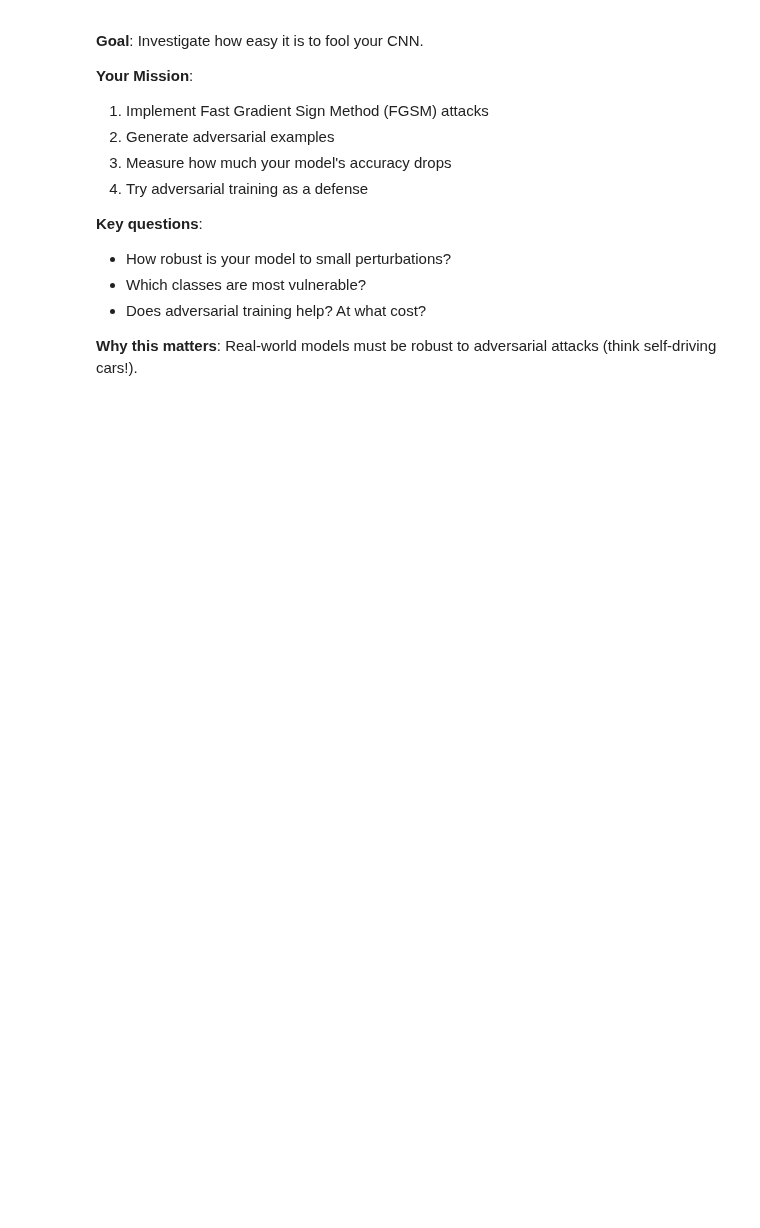
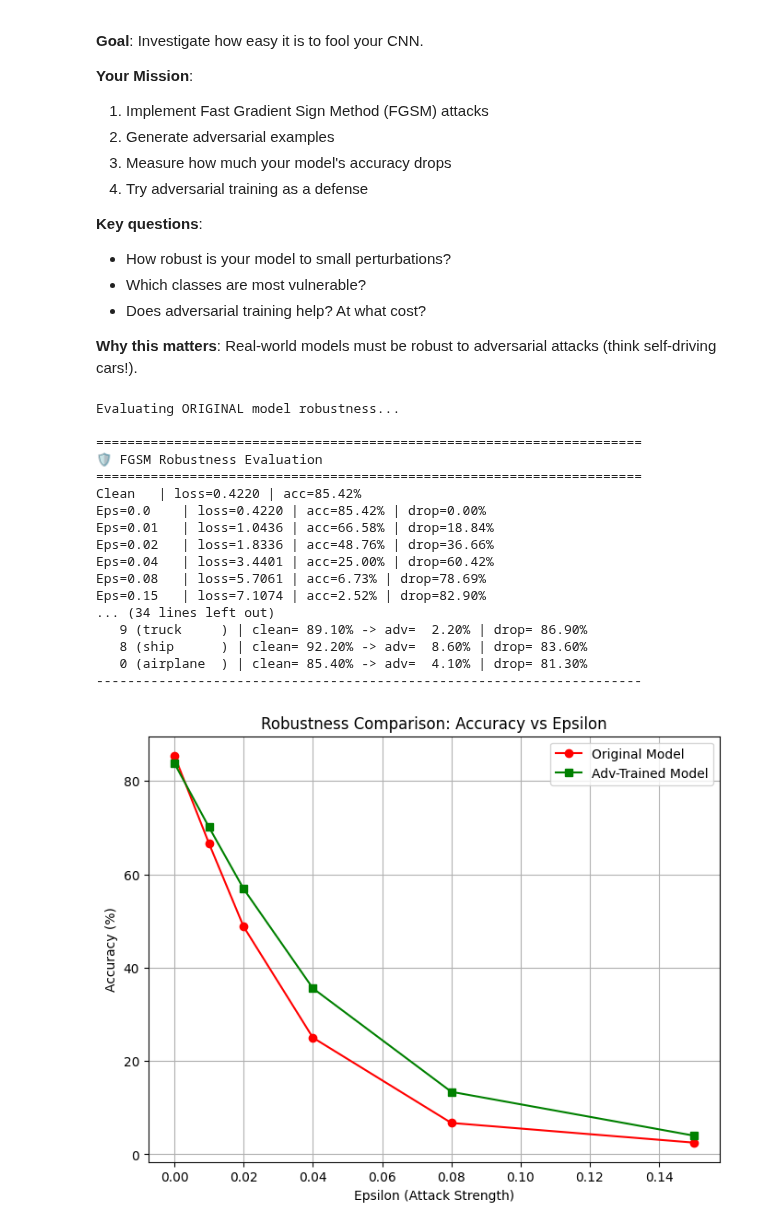
Before and after one commit to frozen1129/ALP, a Jupyter notebook: Lab_03_CNNs (2).ipynb, the cells around one changed output. Drawn from its saved outputs; the diff is of its cells as text; code cells hidden in the pictures; blank space fills up the shorter version.

```diff
--- a/Lab_03_CNNs (2).ipynb
+++ b/Lab_03_CNNs (2).ipynb
@@ -1277,3 +2541,73 @@ Try different augmentation strategies:
+# %%
+# 1. Setup Environment
+device = torch.device("cuda" if torch.cuda.is_available() else "cpu")
+model.to(device)
+criterion = torch.nn.CrossEntropyLoss()
+
+# Define Epsilon levels to test
+EPS_LIST = [0.0, 0.01, 0.02, 0.04, 0.08, 0.15]
+
+# ==========================================
+# STEP 1: Evaluate Original Model
+# ==========================================
+print("Evaluating ORIGINAL model robustness...")
+orig_results, _ = fgsm_sweep(model, test_loader, criterion, device, EPS_LIST)
+
+# ==========================================
+# STEP 2: Perform Adversarial Training (The Defense)
+# ==========================================
+print("\nStarting Adversarial Training (Defense)...")
+# We use a fresh optimizer for defense training
+adv_optimizer = torch.optim.Adam(model.parameters(), lr=1e-4)
+adv_scheduler = torch.optim.lr_scheduler.StepLR(adv_optimizer, step_size=2, gamma=0.5)
+
+# Train for a few epochs to see the effect
+model = run_adversarial_training(
+    model, train_loader, val_loader, criterion, adv_optimizer, adv_scheduler, device,
+    num_epochs=5, epsilon=0.04, adv_ratio=0.5
+)
+
+# ==========================================
+# STEP 3: Evaluate Robustness AFTER Training
+# ==========================================
+print("\nEvaluating DEFENDED model robustness...")
+defended_results, _ = fgsm_sweep(model, test_loader, criterion, device, EPS_LIST)
+
+# ==========================================
+# STEP 4: Plot Comparison Results
+# ==========================================
+plt.figure(figsize=(8, 6))
+eps_vals = [r[0] for r in orig_results]
+orig_accs = [r[2] for r in orig_results]
+defended_accs = [r[2] for r in defended_results]
+
+plt.plot(eps_vals, orig_accs, 'r-o', label='Original Model')
+plt.plot(eps_vals, defended_accs, 'g-s', label='Adv-Trained Model')
+plt.title("Robustness Comparison: Accuracy vs Epsilon")
+plt.xlabel("Epsilon (Attack Strength)")
+plt.ylabel("Accuracy (%)")
+plt.legend()
+plt.grid(True)
+plt.show()
+# %% [output]
+Evaluating ORIGINAL model robustness...
+
+======================================================================
+🛡️ FGSM Robustness Evaluation
+======================================================================
+Clean   | loss=0.4220 | acc=85.42%
+Eps=0.0    | loss=0.4220 | acc=85.42% | drop=0.00%
+Eps=0.01   | loss=1.0436 | acc=66.58% | drop=18.84%
+Eps=0.02   | loss=1.8336 | acc=48.76% | drop=36.66%
+Eps=0.04   | loss=3.4401 | acc=25.00% | drop=60.42%
+Eps=0.08   | loss=5.7061 | acc=6.73% | drop=78.69%
+Eps=0.15   | loss=7.1074 | acc=2.52% | drop=82.90%
+... (34 lines left out)
+   9 (truck     ) | clean= 89.10% -> adv=  2.20% | drop= 86.90%
+   8 (ship      ) | clean= 92.20% -> adv=  8.60% | drop= 83.60%
+   0 (airplane  ) | clean= 85.40% -> adv=  4.10% | drop= 81.30%
+----------------------------------------------------------------------
+[figure, added]
 # %% [markdown]
 **Your findings**:
 
```
Also changed, not shown: parts of 24 cells of this notebook.
